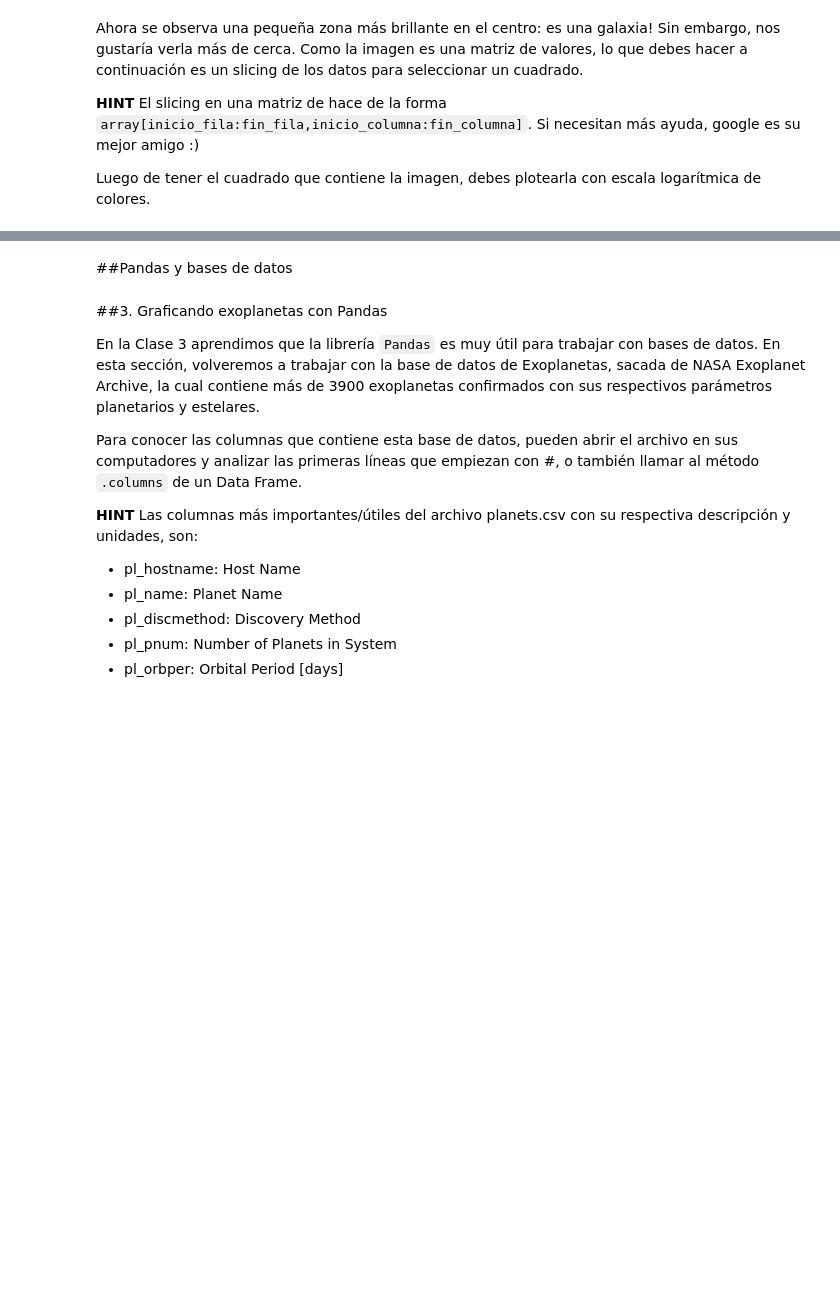
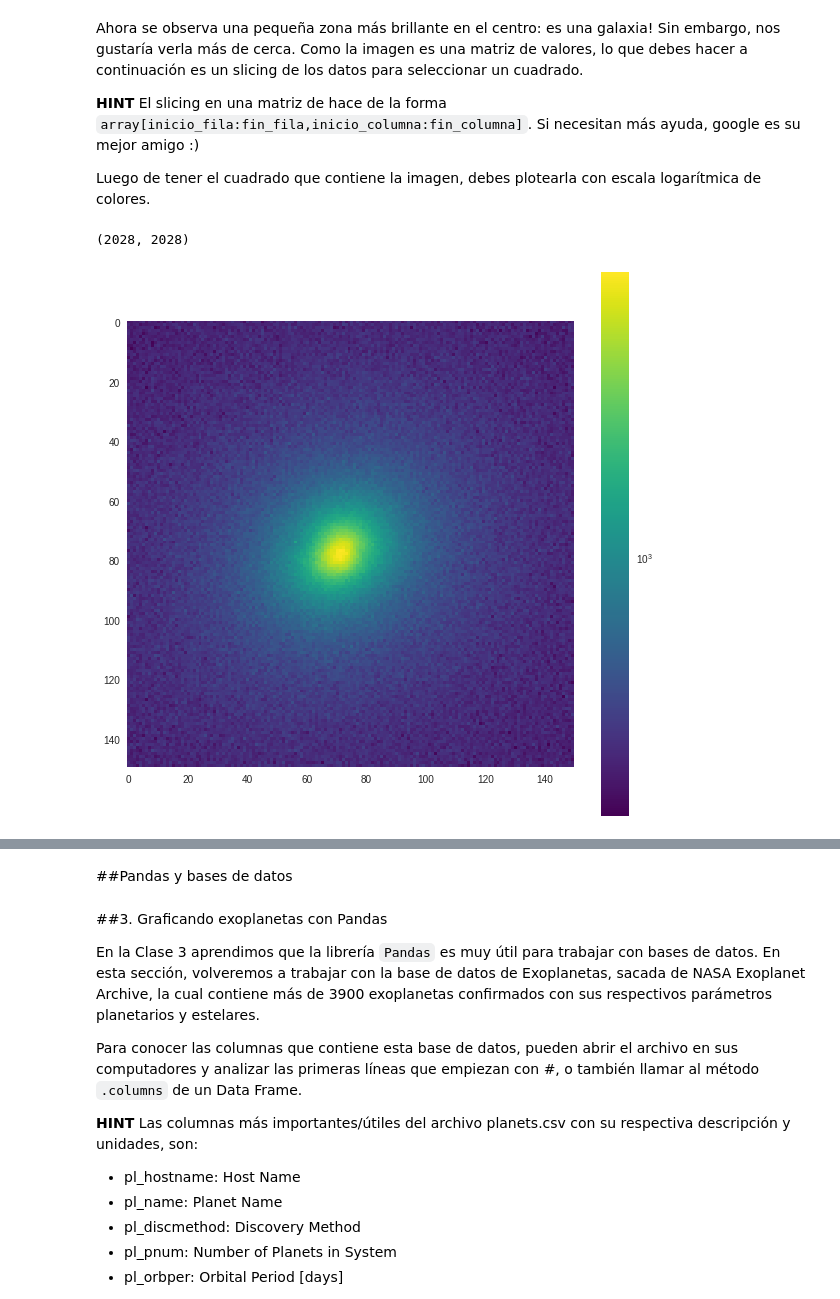
Before and after one commit to JoseJD7/minitarea3, a Jupyter notebook: minitarea3.ipynb, the cells around one changed output, grey strips where cells are left out. Drawn from its saved outputs; the diff is of its cells as text; code cells hidden in the pictures; blank space fills up the shorter version.

```diff
--- a/minitarea3.ipynb
+++ b/minitarea3.ipynb
@@ -134,0 +152,11 @@ Luego de tener el cuadrado que contiene la imagen, debes plotearla con escala lo
+# %%
+# Slicing del cuadrado con la galaxia y plot acá
+print(imagen.shape)
+imagen2 = imagen[950:1100,925:1075]
+plt.figure(figsize=(10,10))
+plt.imshow(imagen2, cmap='viridis',norm=LogNorm())
+plt.colorbar()
+plt.grid(b=None)
+# %% [output]
+(2028, 2028)
+[figure, added]
```
Also changed, not shown: parts of 13 cells of this notebook.
